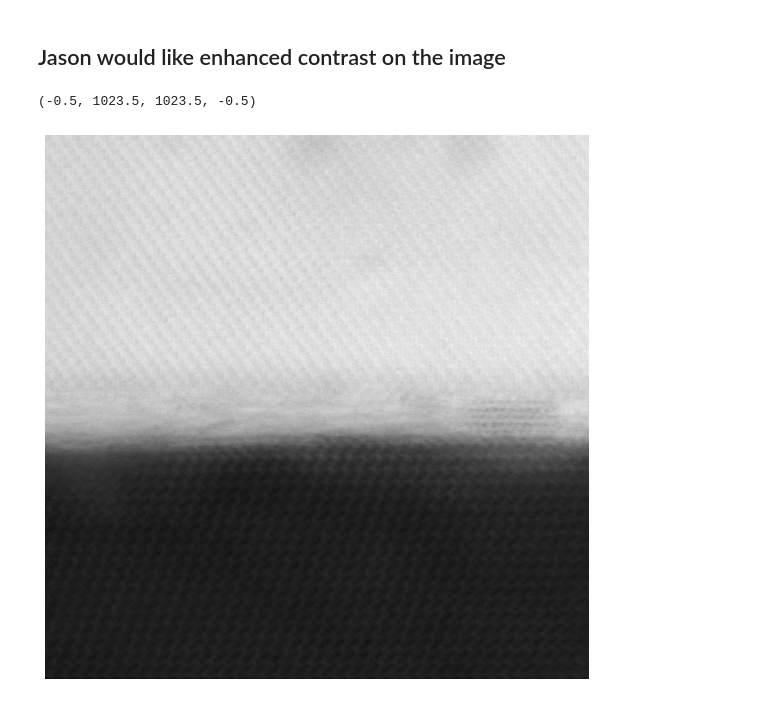
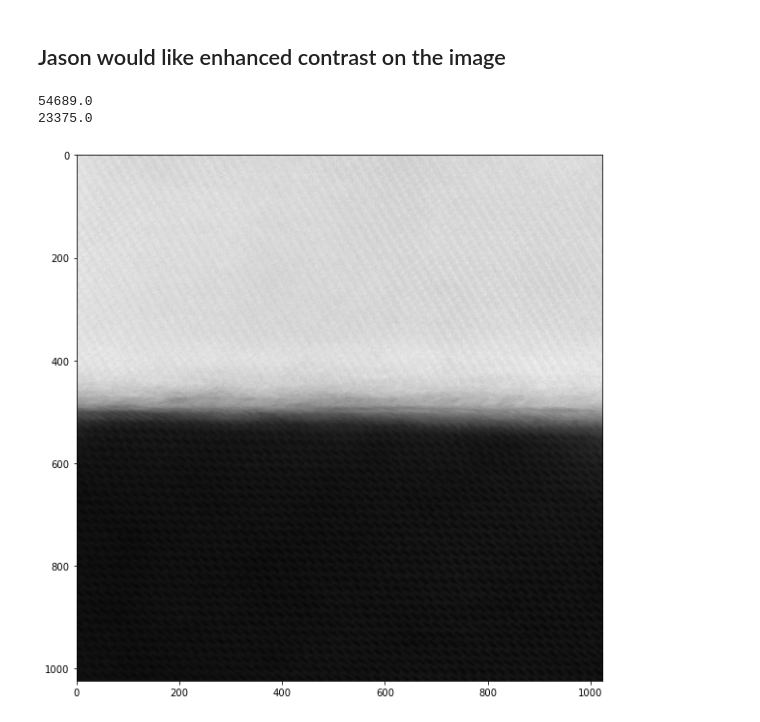
Before and after one commit to CY-Zhang/PyProcessingCodes, a Jupyter notebook: PolarizationAnalysis/RemoteEpitaxyImageProcessing.ipynb, the cells around one changed output. Saved outputs shown, nothing was run; the diff lists cells and outputs as text; code cells hidden in the pictures.

```diff
--- a/PolarizationAnalysis/RemoteEpitaxyImageProcessing.ipynb
+++ b/PolarizationAnalysis/RemoteEpitaxyImageProcessing.ipynb
@@ -9,12 +13,15 @@ from PIL import ImageEnhance
 # %% [markdown]
 ## Jason would like enhanced contrast on the image
 # %%
-im = Image.open('D:/2020/RemoteEpiHeusler/im_26.tif')
+im = Image.open('D:/2020/RemoteEpiHeusler/100619_GdPtSb/im_9.tif')
 im_array = np.asarray(im)
 im_array = im_array.astype('float')
 fig = plt.figure(figsize=[10,10])
 plt.imshow(im,cmap='gray')
-plt.axis('off')
+# plt.axis('off')
+print(np.amax(im_array))
+print(np.amin(im_array))
 # %% [output]
-(-0.5, 1023.5, 1023.5, -0.5)
+54689.0
+23375.0
-[figure, old version]
+[figure, new version]
```
Also changed, not shown: parts of 16 cells of this notebook, 6 other files.
